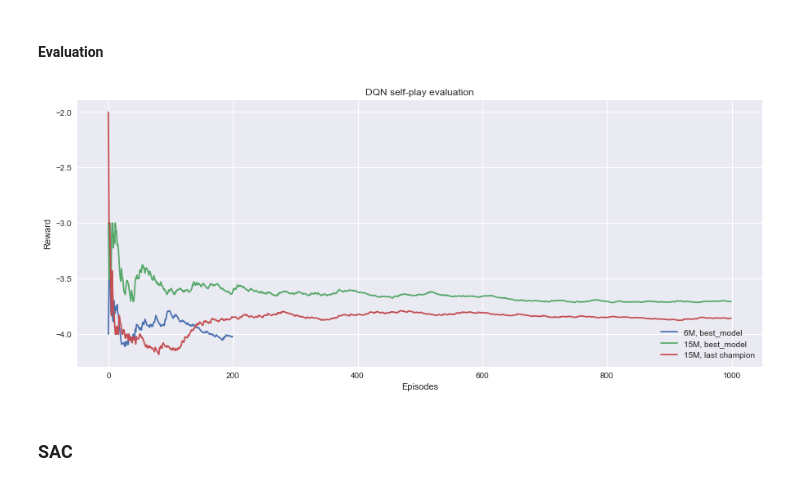
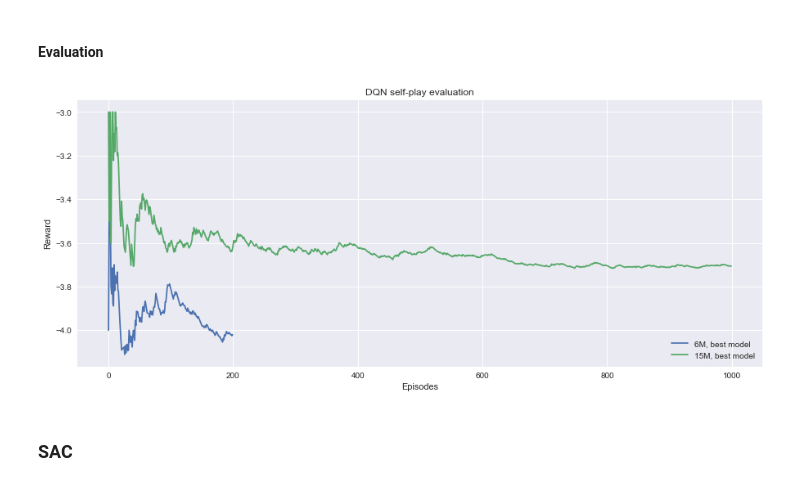
Before and after one commit to andreszpt/rl-slimevolley, a Jupyter notebook: src/selfplay.ipynb, the cells around one changed output. Drawn from its saved outputs; the diff is of its cells as text; code cells hidden in the pictures.

```diff
--- a/src/selfplay.ipynb
+++ b/src/selfplay.ipynb
@@ -242,17 +238,15 @@ save_results(eval_rew, eval_len, join('DQN', 'dqn_self_eval_champ_15m.csv'))
 # %%
 dqn_eval_1 = pd.read_csv(join(LOGDIR, 'DQN', 'dqn_self_eval_6m.csv')).loc[:, 'eval_rewards'].expanding().mean()
 dqn_eval_2 = pd.read_csv(join(LOGDIR, 'DQN', 'dqn_self_eval_15m.csv')).loc[:, 'eval_rewards'].expanding().mean()
-dqn_eval_3 = pd.read_csv(join(LOGDIR, 'DQN', 'dqn_self_eval_champ_15m.csv')).loc[:, 'eval_rewards'].expanding().mean()
 fig, ax = plt.subplots(figsize=(15, 6))
 ax.plot(dqn_eval_1, label='6M, best model')
 ax.plot(dqn_eval_2, label='15M, best model')
-ax.plot(dqn_eval_3, label='15M, last champion')
 ax.set_xlabel('Episodes')
 ax.set_ylabel('Reward')
 ax.set_title('DQN self-play evaluation')
 ax.legend(loc='lower right');
 # %% [output]
-[figure, old version]
+[figure, new version]
 # %% [markdown]
 ### SAC
 # %% [markdown]
```
Also changed, not shown: parts of 3 cells of this notebook, 3 other files.
